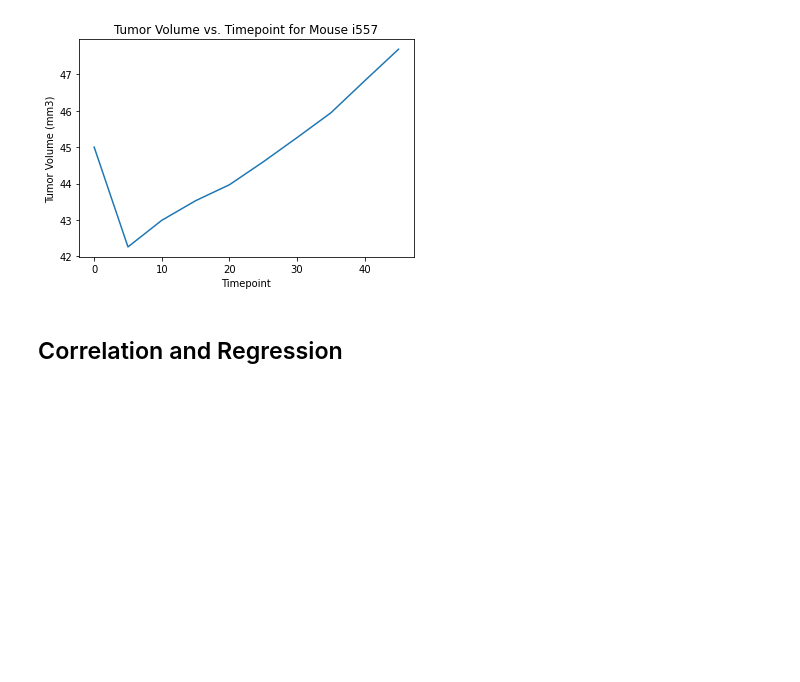
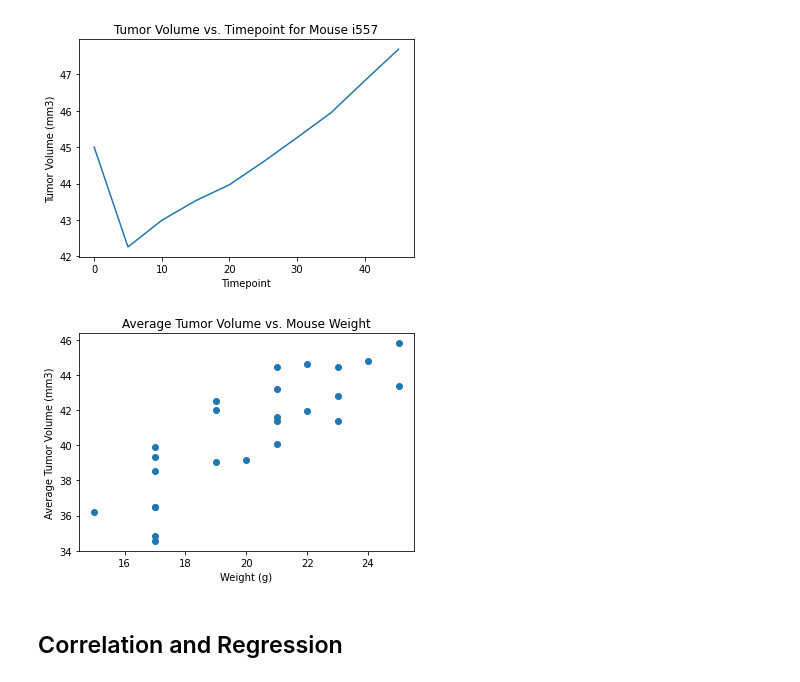
Before and after one commit to truthprice/matplotlib_challenge, a Jupyter notebook: pymaceuticals_notebook.ipynb, the cells around one changed output. Drawn from its saved outputs; the diff is of its cells as text; code cells hidden in the pictures; blank space fills up the shorter version.

Commit message:
scatter plot created

```diff
--- a/pymaceuticals_notebook.ipynb
+++ b/pymaceuticals_notebook.ipynb
@@ -293,3 +291,16 @@ plt.show()
+# %%
+# Generate a scatter plot of average tumor volume vs. mouse weight for the Capomulin regimen
+avg_vol = cleaned.loc[cleaned['Drug Regimen'] == 'Capomulin']
+avg_vol = avg_vol.groupby('Mouse ID').mean()
+
+plt.scatter(avg_vol['Weight (g)'], avg_vol['Tumor Volume (mm3)'])
+plt.title('Average Tumor Volume vs. Mouse Weight')
+plt.xlabel('Weight (g)')
+plt.ylabel('Average Tumor Volume (mm3)')
+
+plt.show()
+# %% [output]
+[figure, added]
 # %% [markdown]
 ## Correlation and Regression
 # %%
```
Also changed, not shown: parts of 2 cells of this notebook.
